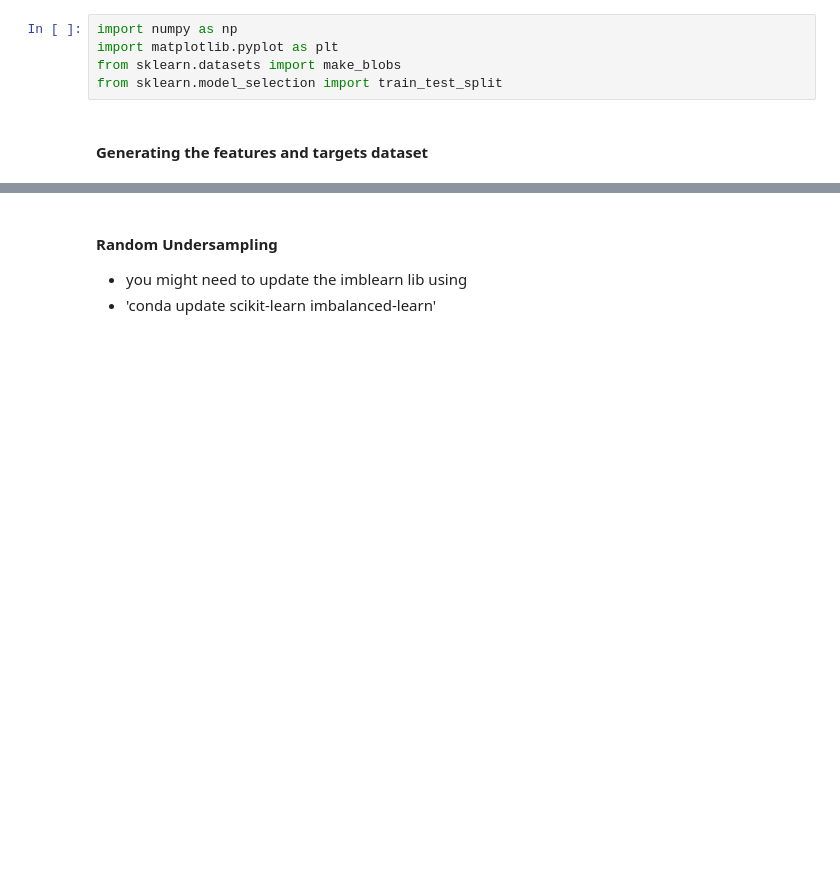
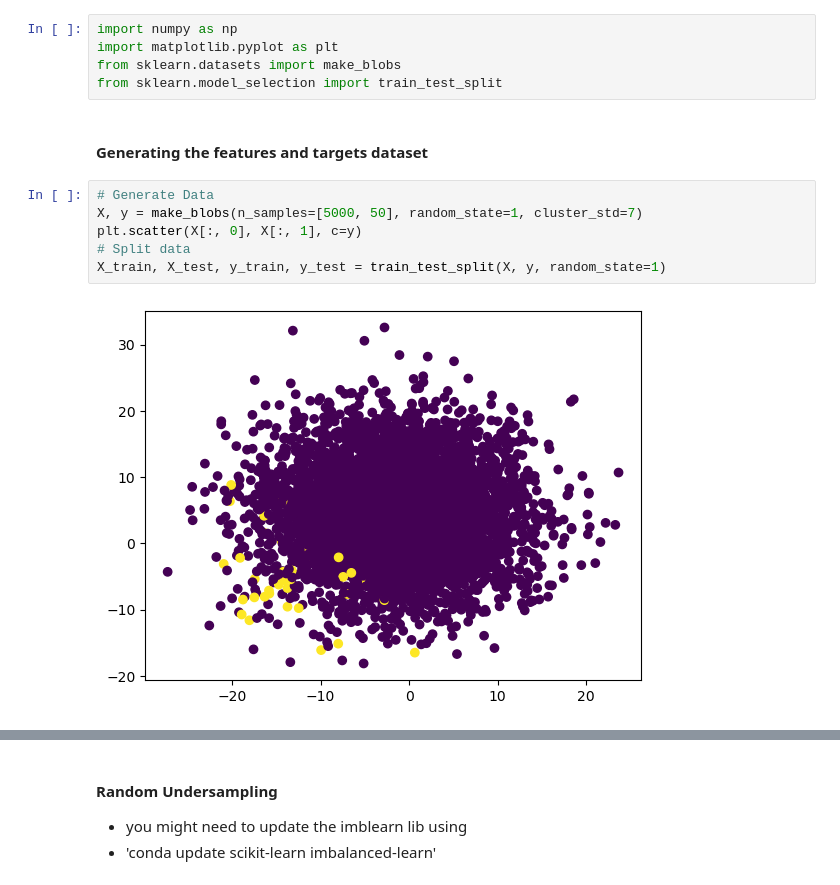
Before and after one commit to softmaxhuanchen/AI-ML, a Jupyter notebook: sup-learning-part3-live/sup-learning-part3-live.ipynb, the cells around one changed output, grey strips where cells are left out. Drawn from its saved outputs; the diff is of its cells as text; blank space fills up the shorter version.

```diff
--- a/sup-learning-part3-live/sup-learning-part3-live.ipynb
+++ b/sup-learning-part3-live/sup-learning-part3-live.ipynb
@@ -123,3 +123,11 @@ from sklearn.datasets import make_blobs
 from sklearn.model_selection import train_test_split
 # %% [markdown]
 #### Generating the features and targets dataset
+# %%
+# Generate Data
+X, y = make_blobs(n_samples=[5000, 50], random_state=1, cluster_std=7)
+plt.scatter(X[:, 0], X[:, 1], c=y)
+# Split data
+X_train, X_test, y_train, y_test = train_test_split(X, y, random_state=1)
+# %% [output]
+[figure, added]
```
Also changed, not shown: parts of 8 cells of this notebook.
